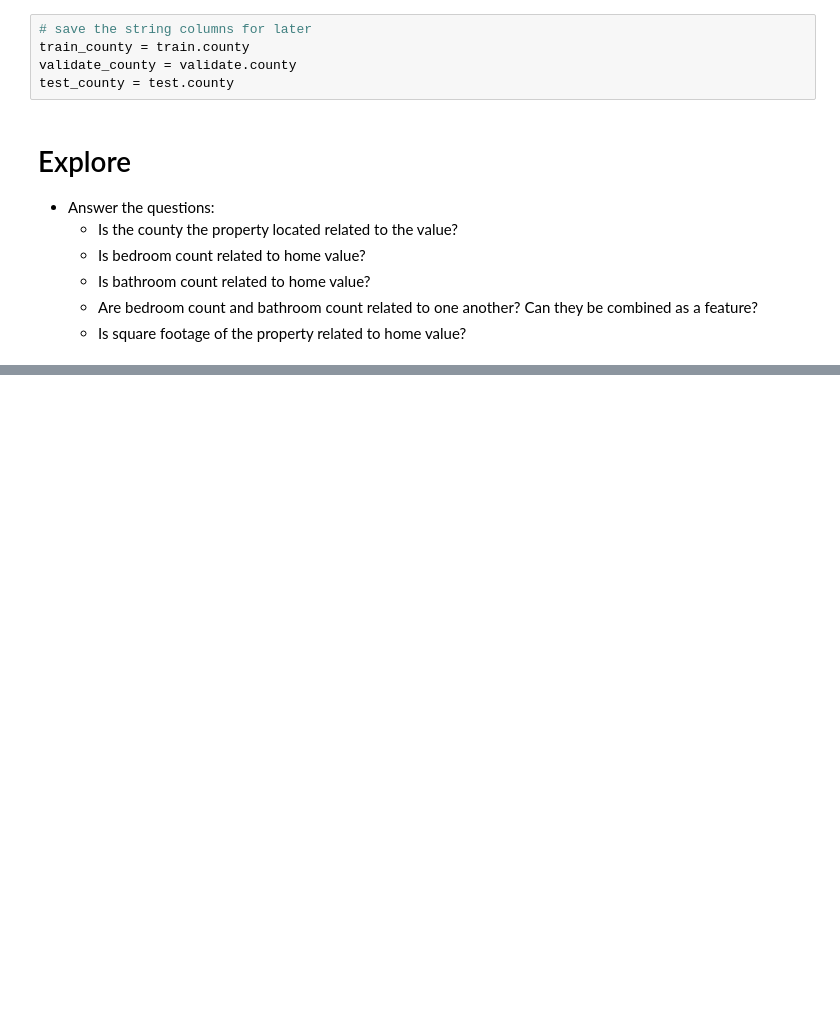
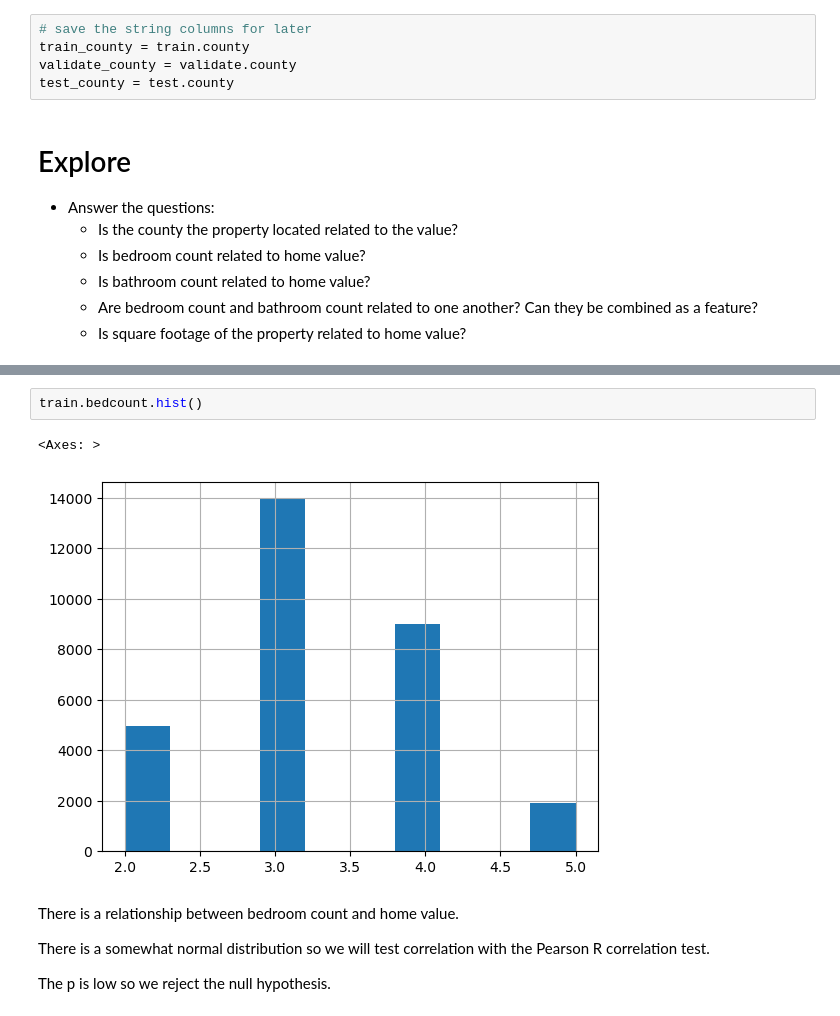
Before and after one commit to elizabethswarren/regression-project, a Jupyter notebook: report.ipynb, the cells around one changed output, grey strips where cells are left out. Drawn from its saved outputs; the diff is of its cells as text; blank space fills up the shorter version.

```diff
--- a/report.ipynb
+++ b/report.ipynb
@@ -192,0 +208,11 @@ e.plot_variable_pairs(train)
+# %%
+train.bedcount.hist()
+# %% [output]
+<Axes: >
+[figure, added]
+# %% [markdown]
+There is a relationship between bedroom count and home value.
+
+There is a somewhat normal distribution so we will test correlation with the Pearson R correlation test.
+
+The p is low so we reject the null hypothesis.
```
Also changed, not shown: parts of 18 cells of this notebook, 2 other files.
